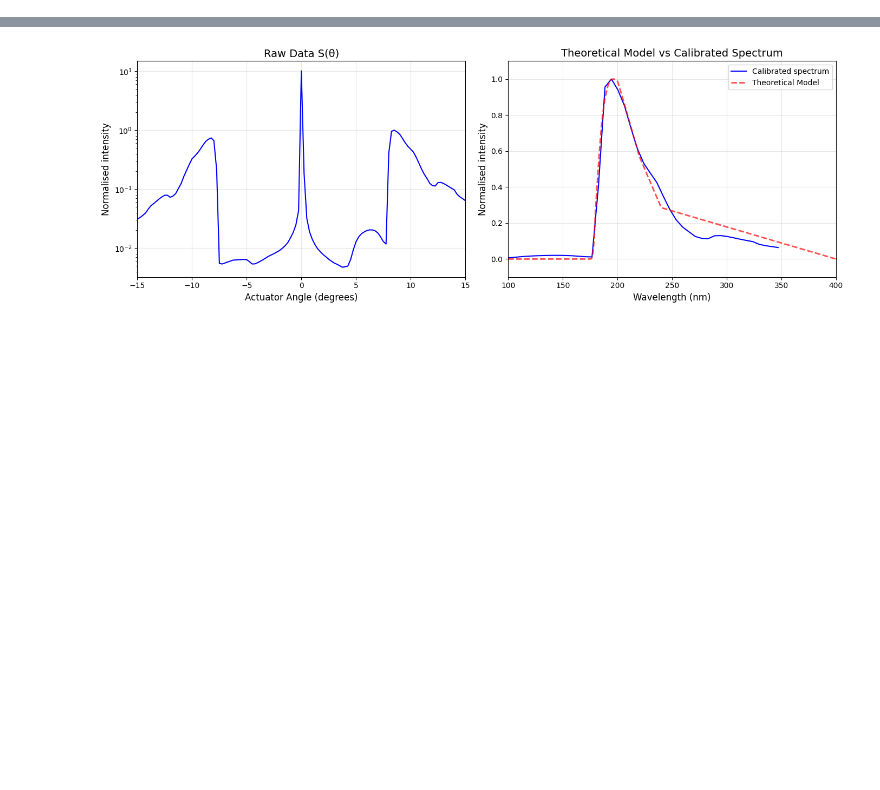
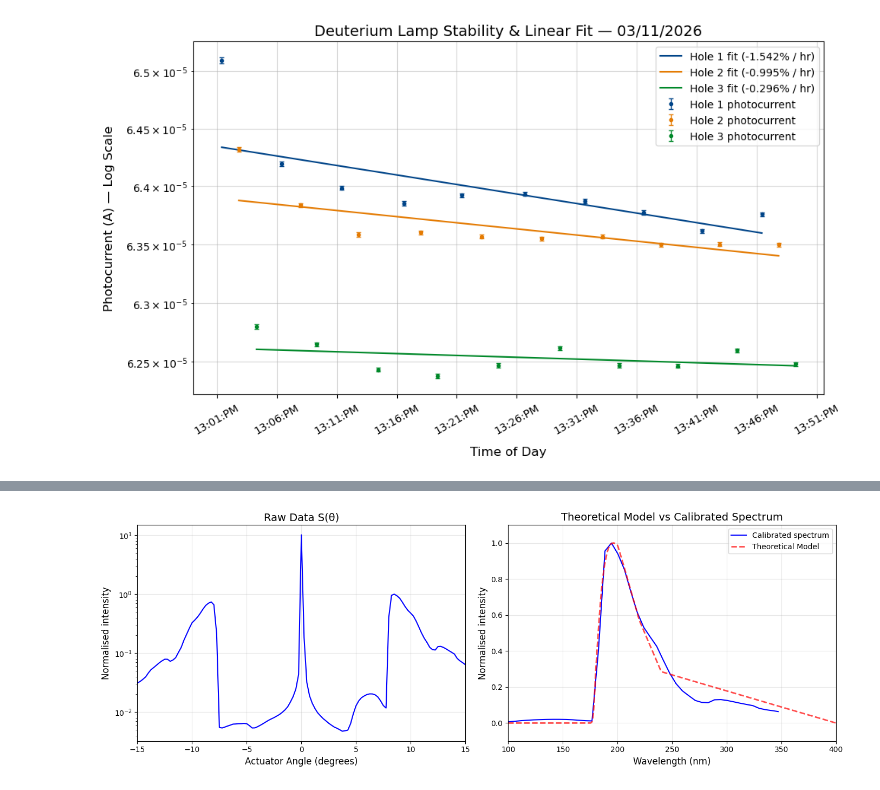
Before and after one commit to laughtonmichael2004-hue/lea-summer_2026_Internship, a Jupyter notebook: 2. Deuterium Lamp/Deuterium Lamp Analysis Code.ipynb, the cells around one changed output, grey strips where cells are left out. Saved outputs shown, nothing was run; the diff lists cells and outputs as text; code cells hidden in the pictures; blank space fills up the shorter version.

```diff
--- a/2. Deuterium Lamp/Deuterium Lamp Analysis Code.ipynb
+++ b/2. Deuterium Lamp/Deuterium Lamp Analysis Code.ipynb
@@ -65,0 +54,15 @@ photocurrent_df
+# %%
+# First I am going to merge the files as they weren't taken together...
+time_data_path = r"C:\Users\laugh\lea-summer-2026-internship-forked\lea-summer_2026_Internship\2. Deuterium Lamp\(2026-11-03)_Spectrum_calibration_data\dates.txt"
+
+first_pos_dir_path = r"C:\Users\laugh\lea-summer-2026-internship-forked\lea-summer_2026_Internship\2. Deuterium Lamp\(2026-11-03)_Spectrum_calibration_data\Peak_intensity_first_pos"
+second_pos_dir_path = r"C:\Users\laugh\lea-summer-2026-internship-forked\lea-summer_2026_Internship\2. Deuterium Lamp\(2026-11-03)_Spectrum_calibration_data\Peak_intensity_second_pos"
+third_pos_dir_path = r"C:\Users\laugh\lea-summer-2026-internship-forked\lea-summer_2026_Internship\2. Deuterium Lamp\(2026-11-03)_Spectrum_calibration_data\Peak_intensity_third_pos"
+
+time_df = pd.read_csv(time_data_path)
+# %%
+# Sort the time data into ranks
+repeat_arr = [1, 2, 3]
+ranked_arr = pd.DataFrame(repeat_arr * (int((len(time_df))/len(repeat_arr))), columns=['rank'])
+new_time_df = ranked_arr.join(time_df)
+new_time_df.head()
@@ -65,0 +76,4 @@ photocurrent_df
+# %%
+first_hole_data = putitin(first_pos_dir_path, num=1, times_df=new_time_df)
+second_hole_data = putitin(second_pos_dir_path, num=2, times_df=new_time_df)
+third_hole_data = putitin(third_pos_dir_path, num=3, times_df=new_time_df)
@@ -65,0 +89,73 @@ photocurrent_df
+# %%
+import numpy as np
+import pandas as pd
+import matplotlib.pyplot as plt
+import matplotlib.dates as mdates
+
+
+def linear_fit(time_min, y, yerr):
+    """Weighted linear fit. Returns slope, intercept, fitted line."""
+    m, c = np.polyfit(time_min, y, 1, w=1 / yerr)   # w = 1/sigma
+    return m, c, m * time_min + c
+
+
+def prepare(df):
+    """Drop bad rows and add elapsed minutes since the first point."""
+    df = df.dropna(subset=['timestamp', 'photocurrent', 'photocurrent_std']).copy()
+    df = df[df['photocurrent_std'] > 0]              # avoid divide-by-zero weights
+    df['timestamp'] = pd.to_datetime(df['timestamp'])
+    df = df.sort_values('timestamp').reset_index(drop=True)
+    df['t_min'] = (df['timestamp'] - df['timestamp'].iloc[0]).dt.total_seconds() / 60
+    return df
+
+
+datasets = [
+    ("Hole 1", first_hole_data,  '#004488'),
+    ("Hole 2", second_hole_data, "#E47B03"),
+    ("Hole 3", third_hole_data,  '#008829'),
+]
+
+fig, ax = plt.subplots(figsize=(10, 6))
+ax.set_yscale('log')
+
+for label, raw, colour in datasets:
+    df = prepare(raw)
+    if len(df) < 2:
+        print(f"{label}: not enough valid points to fit ({len(df)})")
+        continue
+
+    slope, intercept, fit_line = linear_fit(
+        df['t_min'].to_numpy(),
+        df['photocurrent'],
+        df['photocurrent_std'],
+    )
+
+    # Drift relative to the fitted value at the start, in % per hour
+    slope_pct_per_hour = 100 * slope * 60 / np.mean(df['photocurrent'])
+
+    ax.errorbar(df['timestamp'], df['photocurrent'], yerr=df['photocurrent_std'],
+                fmt='o', color=colour, markersize=3, elinewidth=1, capsize=2,
+                label=f'{label} photocurrent')
+    ax.plot(df['timestamp'], fit_line, color=colour, linestyle='-', linewidth=1.5,
+            label=f'{label} fit ({slope_pct_per_hour:+.3f}% / hr)')
+
+    print(f"{label}: slope = {slope:.3e} A/min, intercept = {intercept:.3e} A, "
+          f"drift = {slope_pct_per_hour:+.3f}% / hr")
+
+ax.set_title('Deuterium Lamp Stability & Linear Fit — 03/11/2026', fontsize=14)
+ax.set_xlabel('Time of Day', fontsize=12, labelpad=10)
+ax.set_ylabel('Photocurrent (A) — Log Scale', fontsize=12, labelpad=10)
+ax.grid(True, which='both', alpha=0.5)
+
+# One tick every 10 minutes, 24-hour format to match your timestamps
+ax.xaxis.set_major_locator(mdates.MinuteLocator(interval=5))
+ax.xaxis.set_major_formatter(mdates.DateFormatter('%H:%M:%p'))
+ax.tick_params(axis='x', rotation=30)
+
+ax.legend(loc='upper right')
+fig.tight_layout()
+
+#plt.savefig("test3.png", dpi=600, bbox_inches='tight')
+
+plt.show()
+# %% [output]
@@ -65,0 +165 @@ photocurrent_df
+[figure, added]
```
Also changed, not shown: parts of 11 cells of this notebook, 8 other files.
